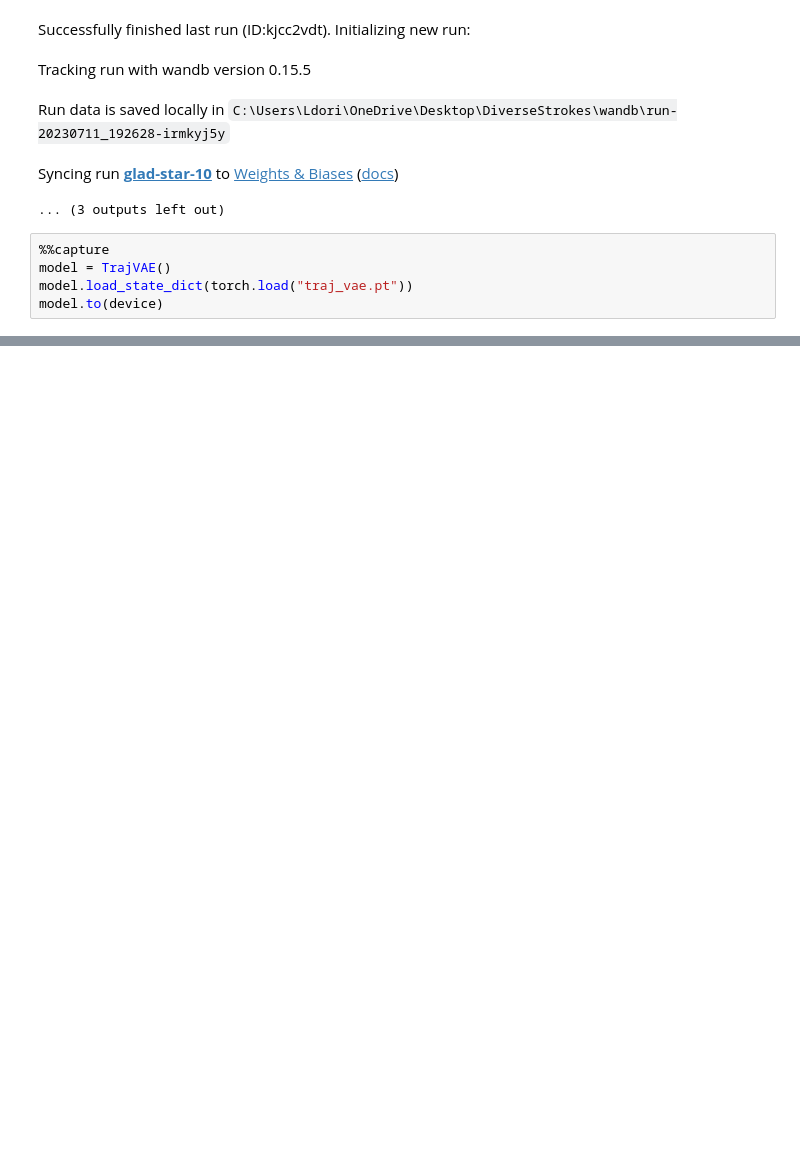
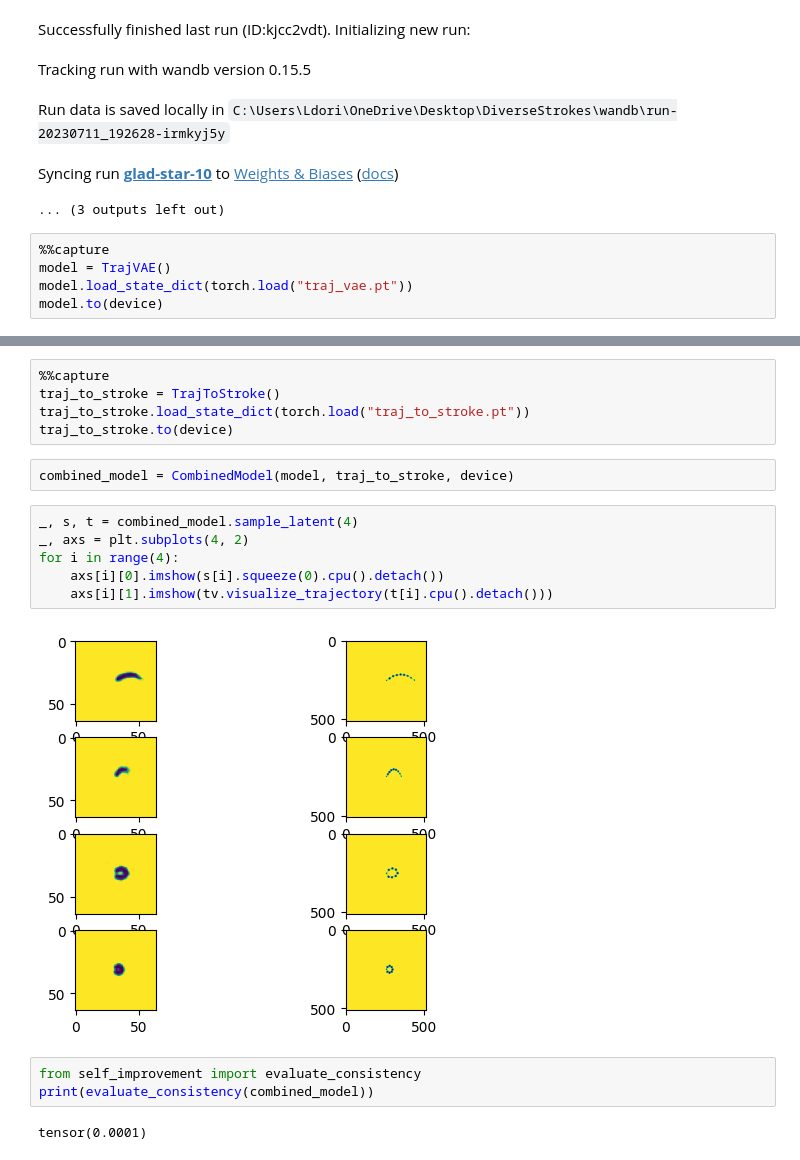
Before and after one commit to ldcWV/DiverseStrokes, a Jupyter notebook: split.ipynb, the cells around one changed output, grey strips where cells are left out. Drawn from its saved outputs; the diff is of its cells as text; blank space fills up the shorter version.

```diff
--- a/split.ipynb
+++ b/split.ipynb
@@ -242,0 +438,20 @@ for i in range(4):
+# %%
+%%capture
+traj_to_stroke = TrajToStroke()
+traj_to_stroke.load_state_dict(torch.load("traj_to_stroke.pt"))
+traj_to_stroke.to(device)
+# %%
+combined_model = CombinedModel(model, traj_to_stroke, device)
+# %%
+_, s, t = combined_model.sample_latent(4)
+_, axs = plt.subplots(4, 2)
+for i in range(4):
+    axs[i][0].imshow(s[i].squeeze(0).cpu().detach())
+    axs[i][1].imshow(tv.visualize_trajectory(t[i].cpu().detach()))
+# %% [output]
+[figure, added]
+# %%
+from self_improvement import evaluate_consistency
+print(evaluate_consistency(combined_model))
+# %% [output]
+tensor(0.0001)
```
Also changed, not shown: parts of 8 cells of this notebook, 5 other files.
